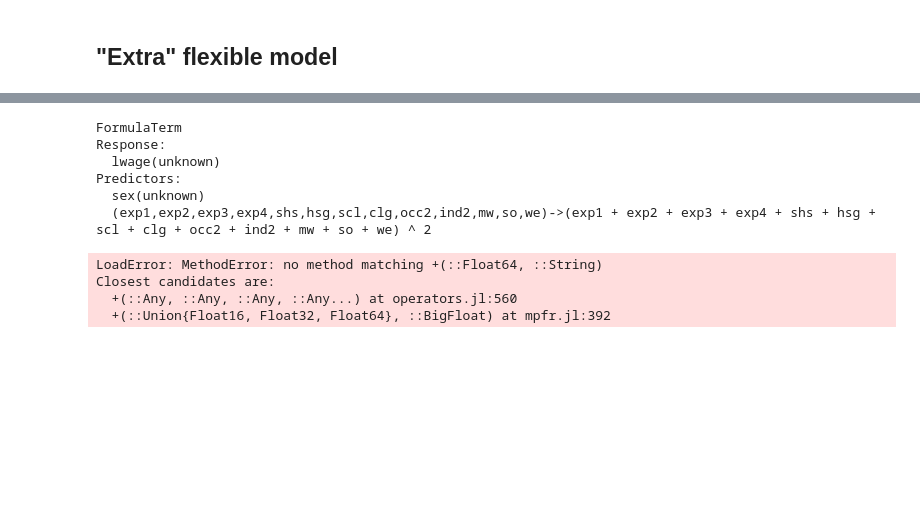
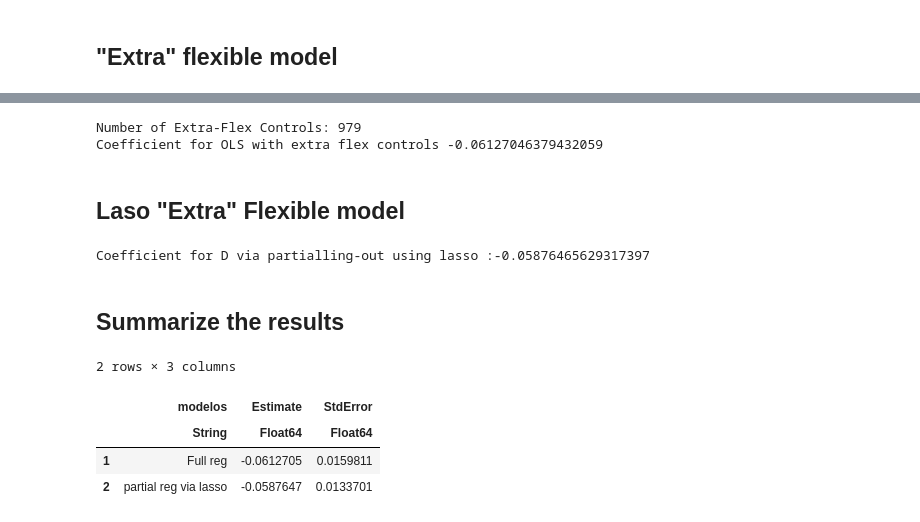
Before and after one commit to alexanderquispe/14.38_Causal_ML, a Jupyter notebook: Julia_Notebooks/PM1_Notebook_Inference.ipynb, the cells around one changed output, grey strips where cells are left out. Saved outputs shown, nothing was run; the diff lists cells and outputs as text; code cells hidden in the pictures; blank space fills up the shorter version.

```diff
--- a/Julia_Notebooks/PM1_Notebook_Inference.ipynb
+++ b/Julia_Notebooks/PM1_Notebook_Inference.ipynb
@@ -316,16 +393,51 @@ Next we try "extra" flexible model, where we take interactions of all controls,
 # %%
-extraflex = @formula( lwage ~ sex + (exp1 + exp2 + exp3 + exp4 + shs + hsg + scl + clg + occ2 + ind2 + mw + so + we)^2)
+extra_flex = @formula(lwage ~  sex + (exp1+exp2+exp3+exp4+shs+hsg+scl+clg+occ2+ind2+mw+so+we)^2)
+
+control_fit = lm(extra_flex, data)
+control_est = GLM.coef(control_fit)[2]
+
+println("Number of Extra-Flex Controls: ", size(modelmatrix(control_fit))[2] -1) #minus the intercept
+println("Coefficient for OLS with extra flex controls ", control_est)
+
+#std error
+control_se = GLM.stderror(control_fit)[2];
 # %% [output]
-FormulaTerm
-Response:
-  lwage(unknown)
-Predictors:
-  sex(unknown)
-  (exp1,exp2,exp3,exp4,shs,hsg,scl,clg,occ2,ind2,mw,so,we)->(exp1 + exp2 + exp3 + exp4 + shs + hsg + scl + clg + occ2 + ind2 + mw + so + we) ^ 2
+Number of Extra-Flex Controls: 979
+Coefficient for OLS with extra flex controls -0.06127046379432059
-# %%
-lm(extraflex, data)
-# %% [output]
-LoadError: MethodError: no method matching +(::Float64, ::String)
-Closest candidates are:
-  +(::Any, ::Any, ::Any, ::Any...) at operators.jl:560
-  +(::Union{Float16, Float32, Float64}, ::BigFloat) at mpfr.jl:392
+# %% [markdown]
+## Laso "Extra" Flexible model
+# %%
+extraflex_y = @formula(lwage ~ (exp1+exp2+exp3+exp4+shs+hsg+scl+clg+occ2+ind2+mw+so+we)^2)# model for Y
+extraflex_d = @formula(sex ~ (exp1+exp2+exp3+exp4+shs+hsg+scl+clg+occ2+ind2+mw+so+we)^2) # model for D
+
+# partialling-out the linear effect of W from Y
+t_y = residuals(fit(LassoModel, extraflex_y, data,standardize = false))
+# partialling-out the linear effect of W from D
+t_d = residuals(fit(LassoModel, extraflex_d, data,standardize = false))
+
+data_partial = DataFrame(t_y = t_y, t_d = t_d )
+
+# regression of Y on D after partialling-out the effect of W
+partial_lasso_fit = lm(@formula(t_y~t_d), data_partial)
+
+partial_lasso_est = GLM.coef(partial_lasso_fit)[2]
+
+println("Coefficient for D via partialling-out using lasso :", partial_lasso_est)
+
+#standard error
+
+partial_lasso_se = GLM.stderror(partial_lasso_fit)[2];
+# %% [output]
+Coefficient for D via partialling-out using lasso :-0.05876465629317397
+# %% [markdown]
+## Summarize the results
+# %%
+tabla3 = DataFrame(modelos = [ "Full reg", "partial reg via lasso" ],
+Estimate = [control_est,partial_lasso_est],
+StdError = [control_se,partial_lasso_se])
+# %% [output]
+2 rows × 3 columns
+|  | modelos | Estimate | StdError |
+|  | String | Float64 | Float64 |
+| 1 | Full reg | -0.0612705 | 0.0159811 |
+| 2 | partial reg via lasso | -0.0587647 | 0.0133701 |
```
Also changed, not shown: parts of 10 cells of this notebook.
